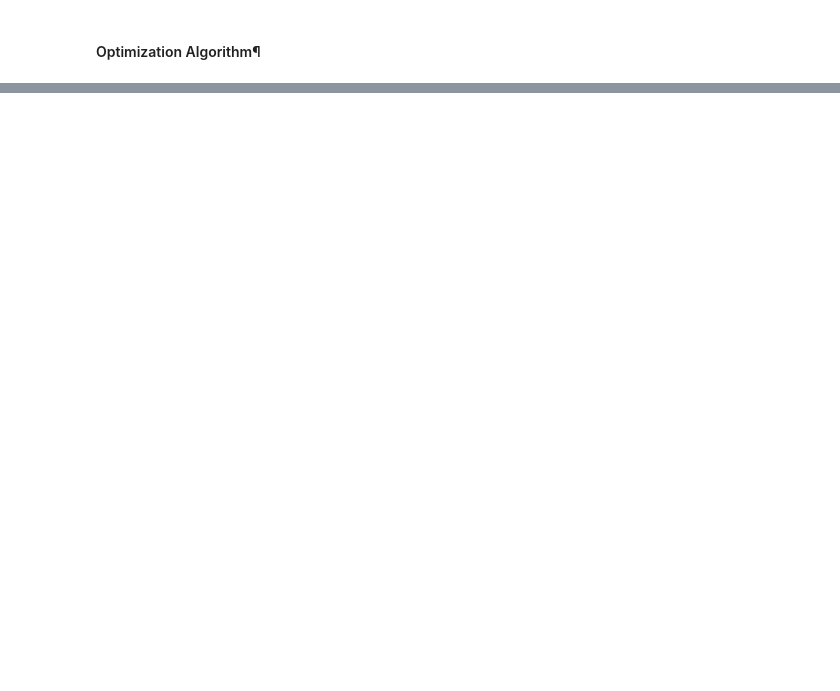
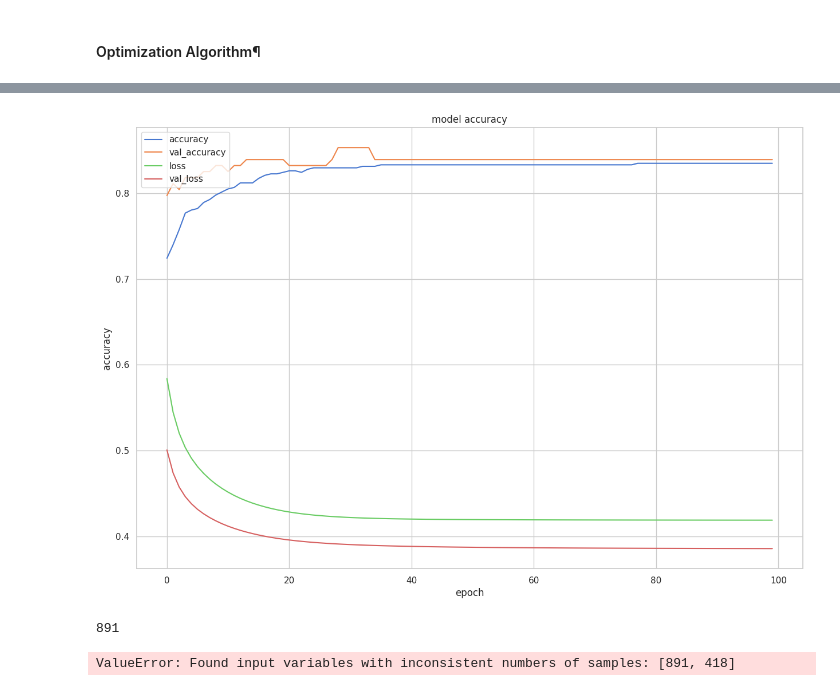
Before and after one commit to depresionTropical/MachineLearning-Class, a Jupyter notebook: 06-ANN/Neural Networks.ipynb, the cells around one changed output, grey strips where cells are left out. Cells and saved outputs as stored; diff of their text form; code cells hidden in the pictures; blank space fills up the shorter version.

```diff
--- a/06-ANN/Neural Networks.ipynb
+++ b/06-ANN/Neural Networks.ipynb
@@ -331,0 +414,5 @@ Check the list of available parameters with `estimator.get_params().keys()`
+# %%
+# create final model
+model = create_model(lyrs=[8], dropout_rate=0.0)
+
+print(model.summary())
@@ -331,0 +434,8 @@ Check the list of available parameters with `estimator.get_params().keys()`
+# %%
+# train model on full train set, with 80/20 CV split
+training = model.fit(X_train, y_train, epochs=100, batch_size=16,
+                     validation_split=0.2 ,verbose=0)
+
+# evaluate the model
+scores = model.evaluate(X_train, y_train)
+print("\n%s: %.2f%%" % (model.metrics_names[1], scores[1]*100))
@@ -331,0 +463,13 @@ Check the list of available parameters with `estimator.get_params().keys()`
+# %%
+# summarize history for accuracy
+plt.plot(training.history['accuracy'])
+plt.plot(training.history['val_accuracy'])
+plt.plot(training.history['loss'])
+plt.plot(training.history['val_loss'])
+plt.title('model accuracy')
+plt.ylabel('accuracy')
+plt.xlabel('epoch')
+plt.legend(['accuracy', 'val_accuracy','loss','val_loss'], loc='upper left')
+plt.show()
+# %% [output]
+[figure, added]
@@ -331,0 +478,8 @@ Check the list of available parameters with `estimator.get_params().keys()`
+# %%
+len(X_test)
+# %% [output]
+891
+# %%
+conf_matrix = confusion_matrix(y_test, test['Survived'])
+# %% [output]
+ValueError: Found input variables with inconsistent numbers of samples: [891, 418]
```
Also changed, not shown: parts of 29 cells of this notebook, 1 other file.
